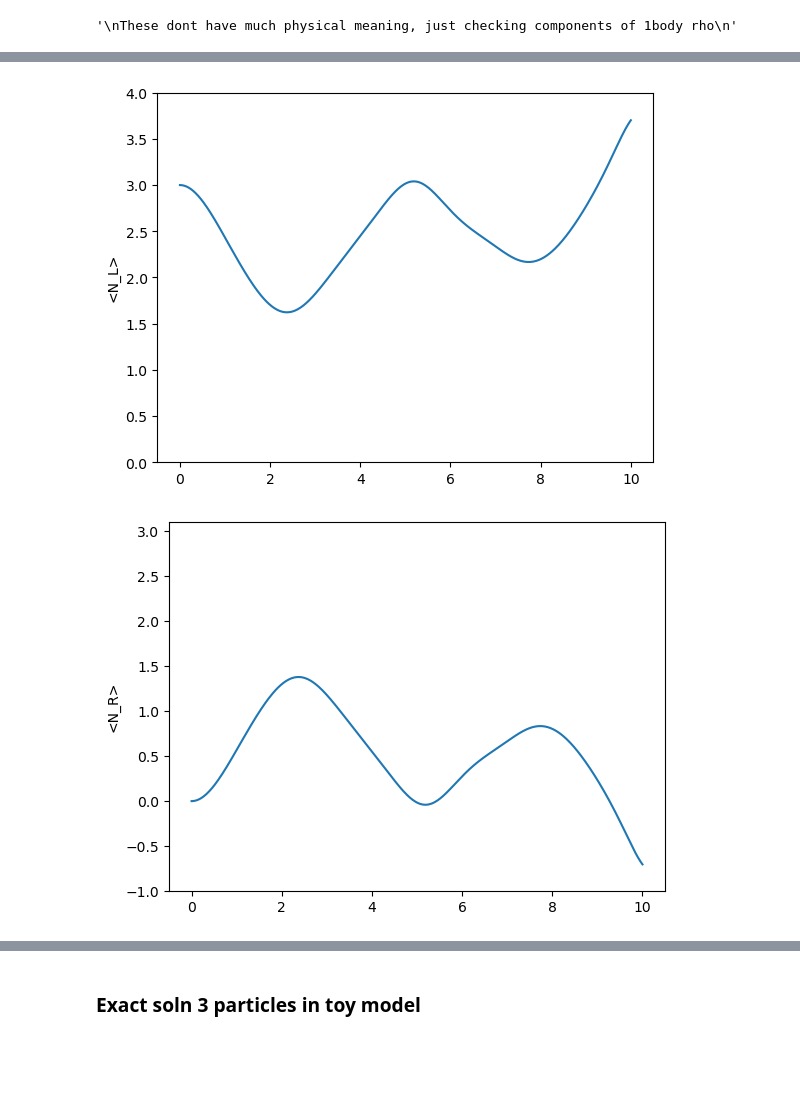
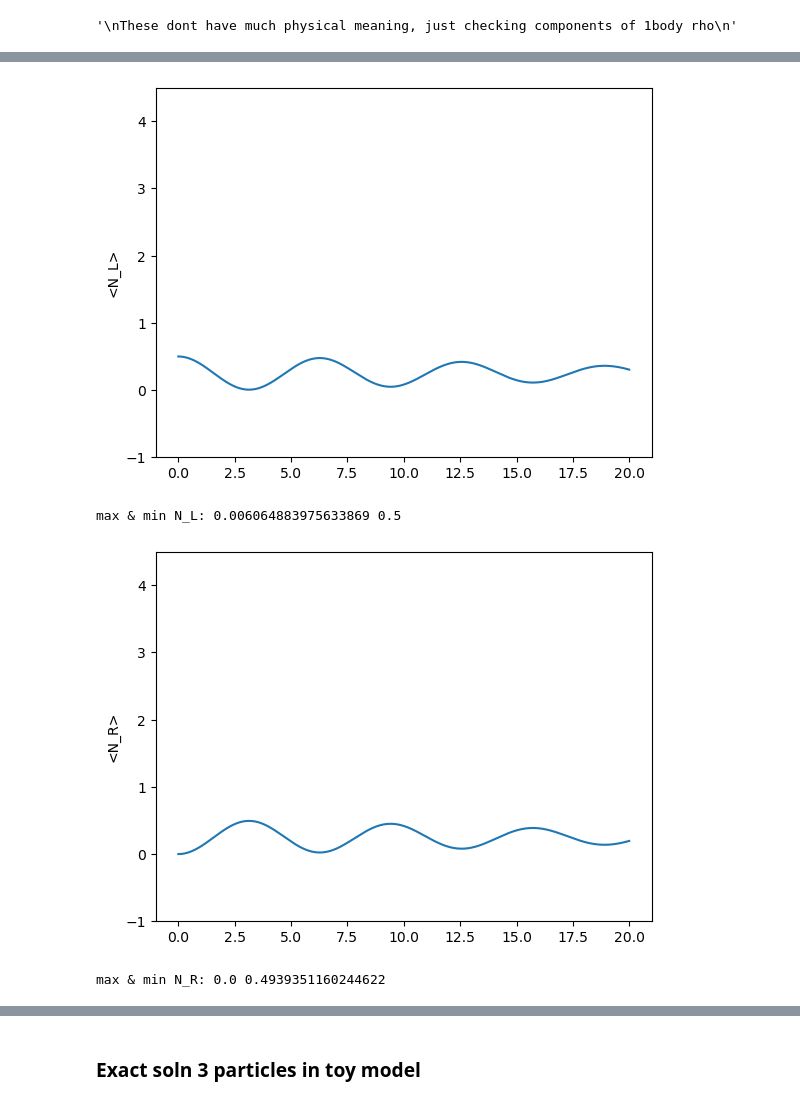
Before and after one commit to annabirke/Honours_entangle_magic, a Jupyter notebook: TDDM_linked_24July.ipynb, the cells around one changed output, grey strips where cells are left out. Cells and saved outputs as stored; diff of their text form; code cells hidden in the pictures; blank space fills up the shorter version.

```diff
--- a/TDDM_linked_24July.ipynb
+++ b/TDDM_linked_24July.ipynb
@@ -97,13 +92,14 @@ def TDDM(t,y,mu):
 
     return d_all
 # %%
-mu = 0.5
+mu = -1
 
 rho0 = np.zeros((2, 2), dtype=complex)
 c20 = np.zeros((4, 4), dtype=complex)
 
-# for all particles initialli in L:
-rho0[0,0] = 3
+# for all particles initially in L:
+# depends on convention! cedric book convention should be 3 in element 00. WangCassing convention is 1/2 in element 00
+rho0[0,0] = 1/2
 
 y0 = np.concatenate(( rho0.ravel(), c20.ravel() ))
 
@@ -132,7 +128,7 @@ Initial derivative shape: (20,)
 And now we integrate
 """
 
-t_list = np.linspace(0.0,10.0,501)
+t_list = np.linspace(0.0,20.0,1001)
 soln = solve_ivp(
     fun=lambda t, y: TDDM(t,y,mu),
     t_span = (t_list[0],t_list[-1]),
@@ -311,25 +310,34 @@ plt.show()
 # %%
 """
 Check number of particles in the left
 """
 
 def NL(rho):
     L = np.array([[1,0],[0,0]],dtype=complex)
     return np.trace(np.einsum("ijt,jk->ikt",rho,L), axis1=0,axis2=1)
 
 def NR(rho):
     R = np.array([[0,0],[0,1]],dtype=complex)
     return np.trace(np.einsum("ijt,jk->ikt",rho,R), axis1=0,axis2=1)
 
 plt.plot(soln.t,NL(rho_soln))
-plt.ylim(0,4)
+plt.ylim(-1,4.5)
 plt.ylabel('<N_L>')
 plt.show()
+print('max & min N_L:',NL(rho_soln).real.min(),NL(rho_soln).real.max())
 
 plt.plot(soln.t,NR(rho_soln))
 plt.ylabel('<N_R>')
-plt.ylim(-1,3.1)
+plt.ylim(-1,4.5)
 plt.show()
+print('max & min N_R:',NR(rho_soln).real.min(),NR(rho_soln).real.max())
+
+plt.plot(soln.t,NL(rho_soln)+NR(rho_soln))
+plt.ylim(-0.5,3.5)
+plt.ylabel('<N_L> + <N_R>')
+plt.show()
 # %% [output]
-[figure, old version]
+[figure, new version]
+max & min N_L: 0.006064883975633869 0.5
-[figure, old version]
+[figure, new version]
+max & min N_R: 0.0 0.4939351160244622
```
Also changed, not shown: parts of 12 cells of this notebook, 1 other file.
